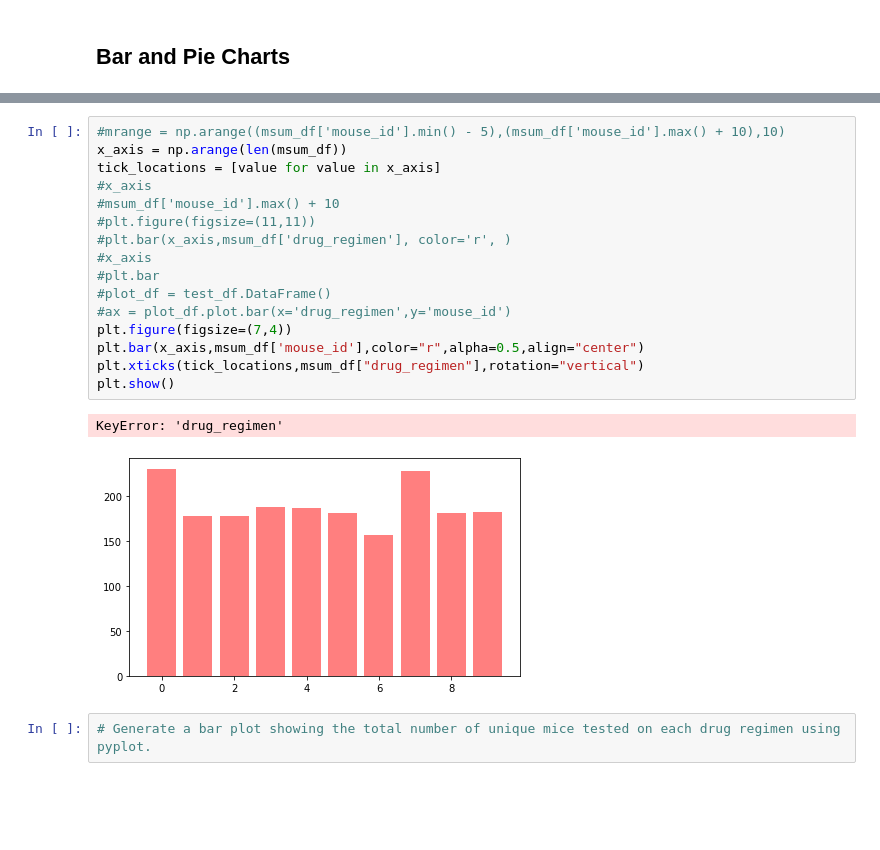
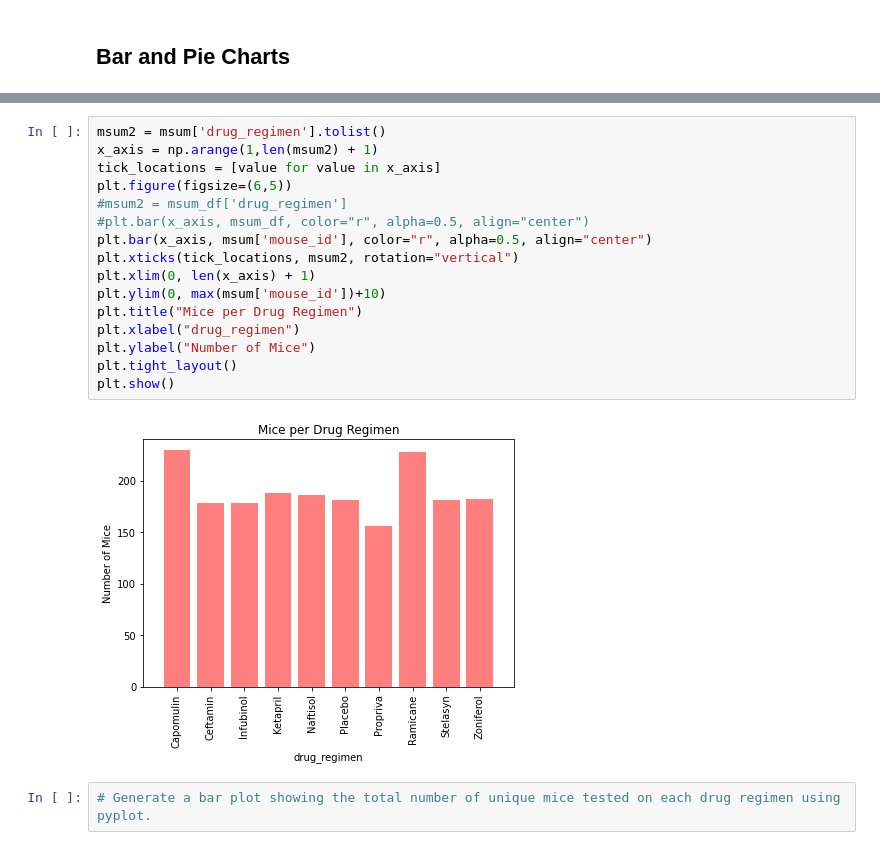
Before and after one commit to usa4148/the-power-of-plots, a Jupyter notebook: pymaceuticals_starter.ipynb, the cells around one changed output, grey strips where cells are left out. Drawn from its saved outputs; the diff is of its cells as text; blank space fills up the shorter version.

```diff
--- a/pymaceuticals_starter.ipynb
+++ b/pymaceuticals_starter.ipynb
@@ -188,22 +198,21 @@ plotit.plot(kind="bar", facecolor="red")
-# %%
-#mrange = np.arange((msum_df['mouse_id'].min() - 5),(msum_df['mouse_id'].max() + 10),10)
-x_axis = np.arange(len(msum_df))
-tick_locations = [value for value in x_axis]
-#x_axis
-#msum_df['mouse_id'].max() + 10
-#plt.figure(figsize=(11,11))
-#plt.bar(x_axis,msum_df['drug_regimen'], color='r', )
-#x_axis
-#plt.bar
-#plot_df = test_df.DataFrame()
-#ax = plot_df.plot.bar(x='drug_regimen',y='mouse_id')
-plt.figure(figsize=(7,4))
-plt.bar(x_axis,msum_df['mouse_id'],color="r",alpha=0.5,align="center")
-plt.xticks(tick_locations,msum_df["drug_regimen"],rotation="vertical")
-plt.show()
-# %% [output]
-KeyError: 'drug_regimen'
-[figure, removed]
+# %%
+msum2 = msum['drug_regimen'].tolist()
+x_axis = np.arange(1,len(msum2) + 1)
+tick_locations = [value for value in x_axis]
+plt.figure(figsize=(6,5))
+#msum2 = msum_df['drug_regimen']
+#plt.bar(x_axis, msum_df, color="r", alpha=0.5, align="center")
+plt.bar(x_axis, msum['mouse_id'], color="r", alpha=0.5, align="center")
+plt.xticks(tick_locations, msum2, rotation="vertical")
+plt.xlim(0, len(x_axis) + 1)
+plt.ylim(0, max(msum['mouse_id'])+10)
+plt.title("Mice per Drug Regimen")
+plt.xlabel("drug_regimen")
+plt.ylabel("Number of Mice")
+plt.tight_layout()
+plt.show()
+# %% [output]
+[figure, added]
 # %%
 # Generate a bar plot showing the total number of unique mice tested on each drug regimen using pyplot.
 # %%
```
Also changed, not shown: parts of 3 cells of this notebook.
